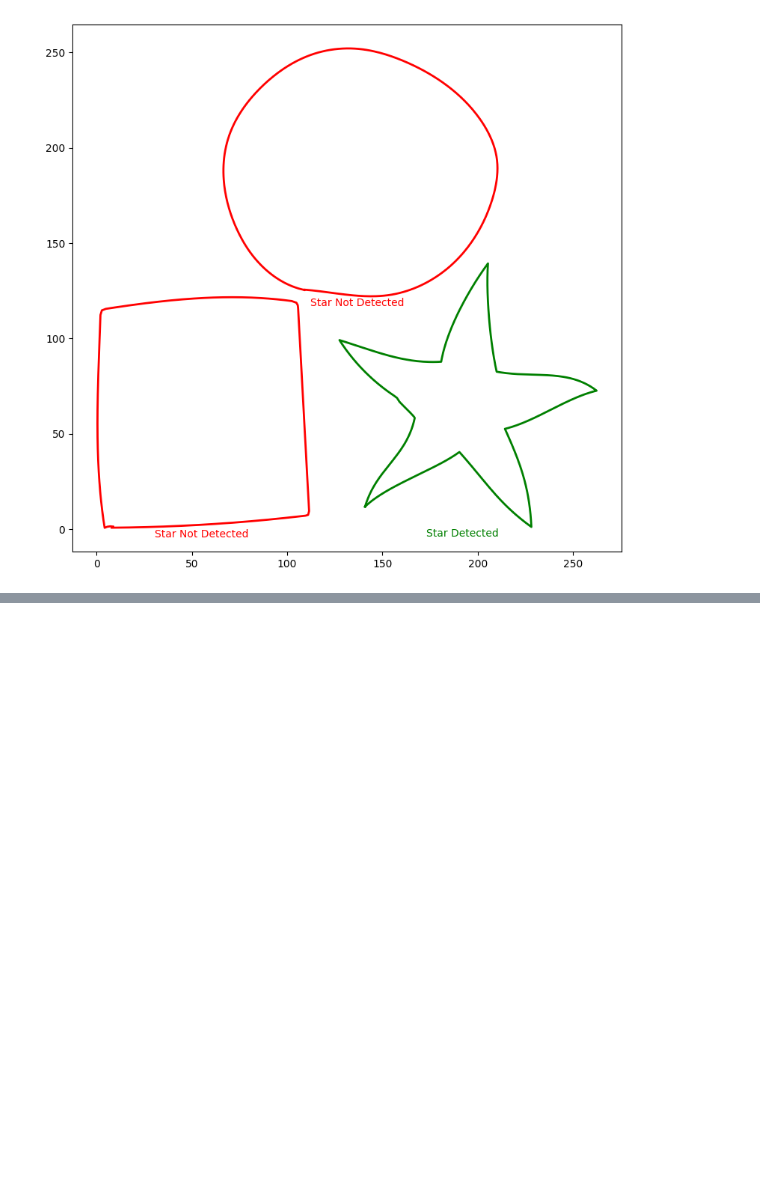
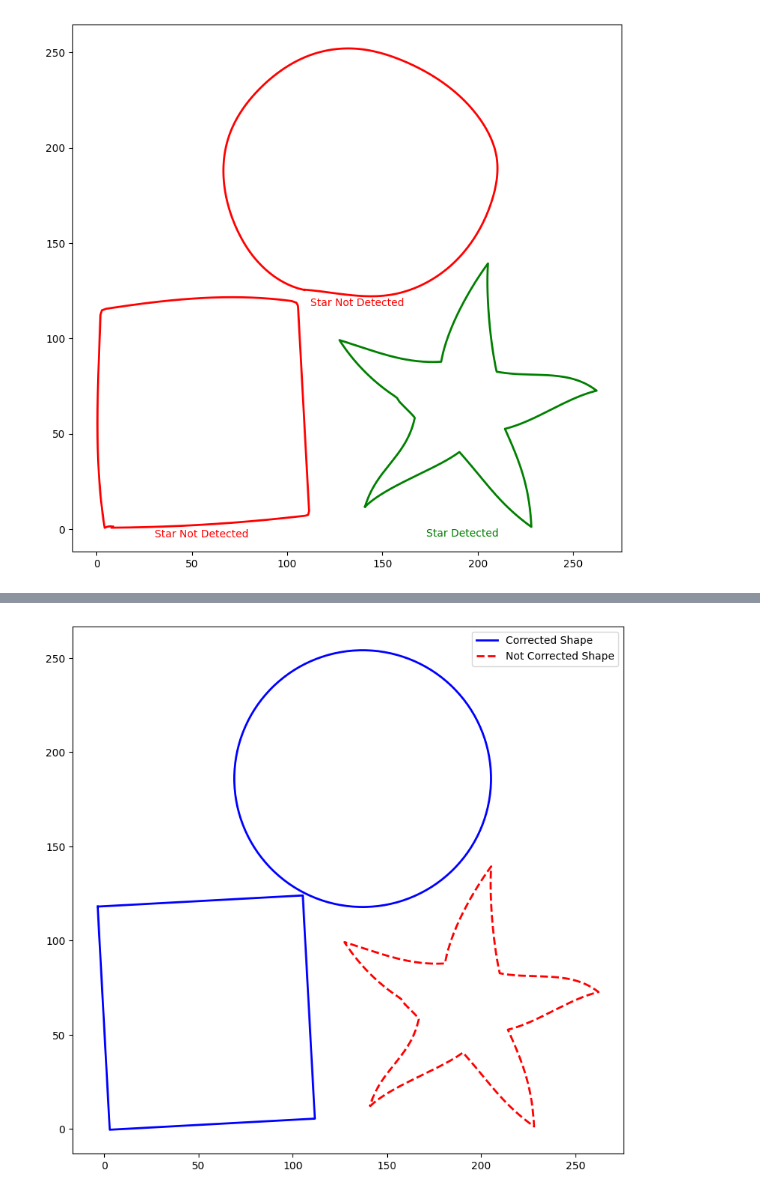
Before and after one commit to manushi1224/ADOBE_GEN_SOLVE, a Jupyter notebook: adobe_test/shape_correction_module_1.ipynb, the cells around one changed output, grey strips where cells are left out. Cells and saved outputs as stored; diff of their text form; code cells hidden in the pictures; blank space fills up the shorter version.

```diff
--- a/adobe_test/shape_correction_module_1.ipynb
+++ b/adobe_test/shape_correction_module_1.ipynb
@@ -456,0 +570,97 @@ False
+# %%
+import numpy as np
+import matplotlib.pyplot as plt
+from scipy.optimize import leastsq
+from scipy.spatial import distance
+from sklearn.cluster import DBSCAN
+import cv2
+
+def read_csv(csv_path):
+    np_path_XYs = np.genfromtxt(csv_path, delimiter=",")
+    path_XYs = []
+    for i in np.unique(np_path_XYs[:, 0]):
+        npXYs = np_path_XYs[np_path_XYs[:, 0] == i][:, 1:]
+        XYs = []
+        for j in np.unique(npXYs[:, 0]):
+            XY = npXYs[npXYs[:, 0] == j][:, 1:]
+            XYs.append(XY)
+        path_XYs.append(XYs)
+    return path_XYs
+
+def cluster_shapes(XY, eps=10, min_samples=5):
+    clustering = DBSCAN(eps=eps, min_samples=min_samples).fit(XY)
+    labels = clustering.labels_
+    clusters = [XY[labels == i] for i in range(max(labels) + 1)]
+    return clusters
+
+def detect_circle(XY):
+    def calc_R(xc, yc):
+        return np.sqrt((XY[:, 0] - xc)**2 + (XY[:, 1] - yc)**2)
+
+    def f_2(c):
+        Ri = calc_R(*c)
+        return Ri - Ri.mean()
+
+    center_estimate = np.mean(XY, axis=0)
+    center, _ = leastsq(f_2, center_estimate)
+    radius = calc_R(*center).mean()
+    return center, radius
+
+def detect_rectangle(XY):
+    XY = XY.astype(np.float32)
+    rect = cv2.minAreaRect(XY)
+    box = cv2.boxPoints(rect)
+    return box
+
+def detect_shape(XY):
+    if len(XY) < 5:
+        return None
+
+    center, radius = detect_circle(XY)
+    error = np.sqrt(np.sum((np.sqrt((XY[:, 0] - center[0])**2 + (XY[:, 1] - center[1])**2) - radius)**2))
+
+    if error < 1 * radius:  # Tolerance for circular shape
+        return 'circle', center, radius
+
+    rect = detect_rectangle(XY)
+    rect_area = cv2.contourArea(rect.astype(np.float32))
+    hull = cv2.convexHull(XY.astype(np.float32))
+    hull_area = cv2.contourArea(hull)
+    if np.abs(rect_area - hull_area) < 0.1 * hull_area:  # Tolerance for rectangle
+        return 'rectangle', rect
+
+    return 'other', XY
+
+def redraw_shape(shape_info, ax):
+    if shape_info[0] == 'circle':
+        center, radius = shape_info[1], shape_info[2]
+        circle = plt.Circle(center, radius, color='b', fill=False, linewidth=2, label='Corrected Shape')
+        ax.add_patch(circle)
+    elif shape_info[0] == 'rectangle':
+        rect = shape_info[1]
+        ax.plot(*np.append(rect, [rect[0]], axis=0).T, 'b-', linewidth=2, label='Corrected Shape')
+    elif shape_info[0] == 'other':
+        XY = shape_info[1]
+        ax.plot(XY[:, 0], XY[:, 1], 'r--', linewidth=2, label='Not Corrected Shape')
+
+def plot(paths_XYs, eps=10, min_samples=5):
+    fig, ax = plt.subplots(tight_layout=True, figsize=(8, 8))
+    for i, XYs in enumerate(paths_XYs):
+        for XY in XYs:
+            clusters = cluster_shapes(XY, eps=eps, min_samples=min_samples)
+            for cluster in clusters:
+                shape_info = detect_shape(cluster)
+                if shape_info:
+                    redraw_shape(shape_info, ax)
+    ax.set_aspect("equal")
+    handles, labels = ax.get_legend_handles_labels()
+    by_label = dict(zip(labels, handles))
+    ax.legend(by_label.values(), by_label.keys())
+    plt.show()
+
+# Example usage
+csv_path = "./isolated.csv"  # Update with the correct path to your CSV file
+paths_XYs = read_csv(csv_path)
+plot(paths_XYs)
+# %% [output]
+[figure, added]
```
Also changed, not shown: parts of 2 cells of this notebook, 1 other file.
